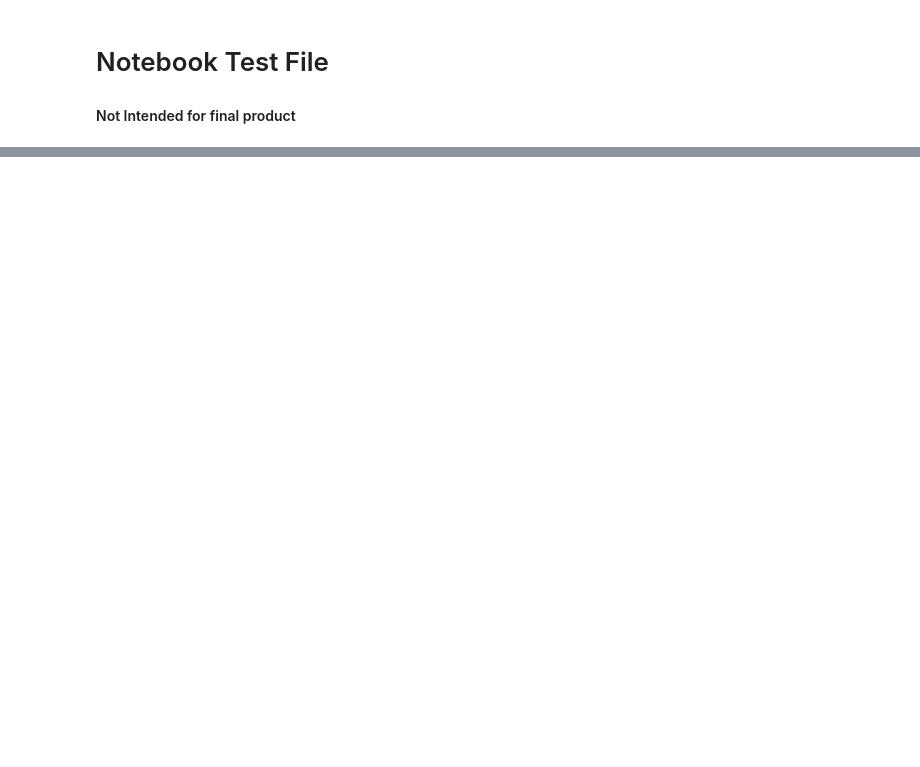
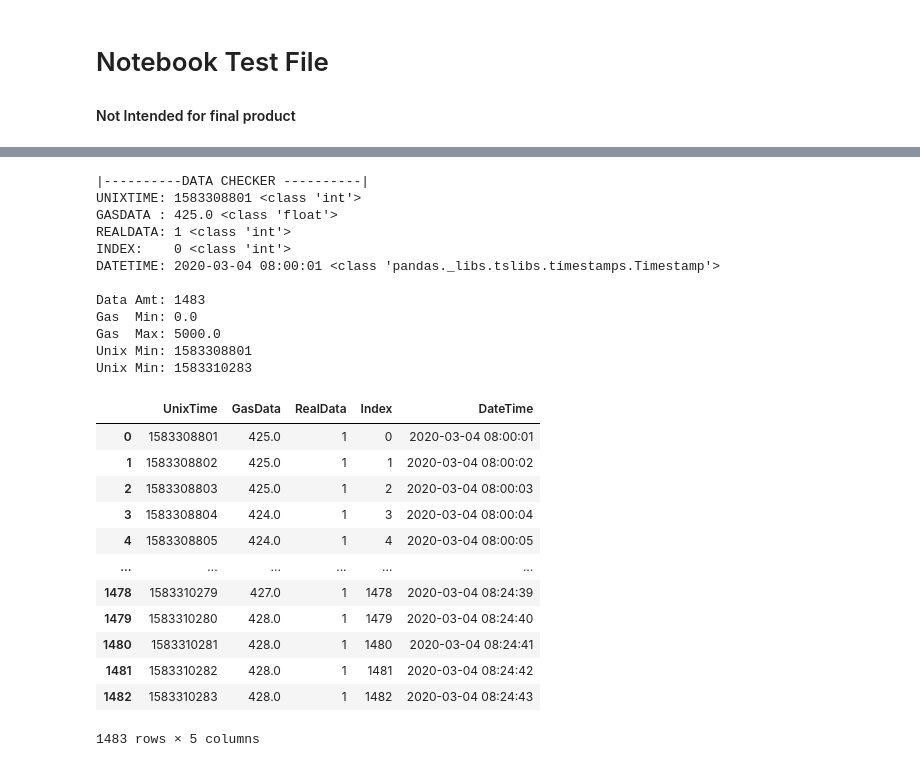
Before and after one commit to RiceAllDay22/WirelessSensorNetwork, a Jupyter notebook: Analysis/Analyzer V2.ipynb, the cells around one changed output, grey strips where cells are left out. Saved outputs shown, nothing was run; the diff lists cells and outputs as text; code cells hidden in the pictures; blank space fills up the shorter version.

```diff
--- a/Analysis/Analyzer V2.ipynb
+++ b/Analysis/Analyzer V2.ipynb
@@ -41,18 +47,21 @@ data
 # %%
 def importData(data):
-    UnixTime = np.array(data['UNIXTIME'],  dtype = float)
-    GasData  = np.array(data['CO2'],   dtype = float)
-    RealData = np.ones((len(UnixTime), 1), dtype = int)
+    #Create columns
+    UnixTime = np.array(data['UNIXTIME'])
+    GasData  = np.array(data['CO2'])
+    RealData = np.ones((len(UnixTime), 1))
     Index    = np.arange(0, len(UnixTime))
+    rawAllDataDF = pd.DataFrame(np.column_stack((UnixTime, GasData, RealData, Index)))
+    rawAllDataDF['DateTime'] = pd.to_datetime(rawAllDataDF.iloc[:,0], unit = 's')
+    rawAllDataDF.columns     = ['UnixTime', 'GasData', 'RealData', 'Index', 'DateTime']
 
-    rawAllDataDF = pd.DataFrame(np.column_stack((UnixTime, GasData, RealData, Index)))
-    rawAllDataDF['DateTime']    = pd.to_datetime(rawAllDataDF.iloc[:,0], unit = 's')
-    rawAllDataDF.columns = ['UnixTime', 'GasData', 'RealData', 'Index', 'DateTime']
+    #Drop duplicates and change datatypes
+    rawAllDataDF = rawAllDataDF.drop_duplicates(subset='UnixTime', keep='first')
+    rawAllDataDF.UnixTime = rawAllDataDF.UnixTime.astype(int)
+    rawAllDataDF.RealData = rawAllDataDF.RealData.astype(int)
+    rawAllDataDF.Index    = rawAllDataDF.Index.astype(int)
 
-    rawAllDataDF = rawAllDataDF.drop_duplicates(subset='UnixTime', keep='first')
-    rawAllDataDF.RealData = rawAllDataDF.RealData.astype(int)
-
+    #Create dataframe
     rawAllDataNP = rawAllDataDF.to_numpy()
-
     return rawAllDataDF, rawAllDataNP
 rawAllDataDF, rawAllDataNP = importData(data)
@@ -85,0 +78,44 @@ Prime the data for filtering by turning UNIXTIME and GASDATA columns to floats a
+# %%
+def importCheck(rawAllDataNP, rawAllDataDF):
+    #Print datatypes
+    print('|----------DATA CHECKER ----------|')
+    print('UNIXTIME:', rawAllDataNP[0][0], type(rawAllDataNP[0][0]))
+    print('GASDATA :', rawAllDataNP[0][1], type(rawAllDataNP[0][1]))
+    print('REALDATA:', rawAllDataNP[0][2], type(rawAllDataNP[0][2]))
+    print('INDEX:   ', rawAllDataNP[0][3], type(rawAllDataNP[0][3]))
+    print('DATETIME:', rawAllDataNP[0][4], type(rawAllDataNP[0][4]), "\n")
+    #Print extreme values
+    print('Data Amt:', len(rawAllDataNP[:]))
+    print('Gas  Min:', min(rawAllDataNP[:,1]))
+    print('Gas  Max:', max(rawAllDataNP[:,1]))
+    print('Unix Min:', min(rawAllDataNP[:,0]))
+    print('Unix Min:', max(rawAllDataNP[:,0]))
+
+importCheck(rawAllDataNP, rawAllDataDF)
+rawAllDataDF
+# %% [output]
+|----------DATA CHECKER ----------|
+UNIXTIME: 1583308801 <class 'int'>
+GASDATA : 425.0 <class 'float'>
+REALDATA: 1 <class 'int'>
+INDEX:    0 <class 'int'>
+DATETIME: 2020-03-04 08:00:01 <class 'pandas._libs.tslibs.timestamps.Timestamp'>
+
+Data Amt: 1483
+Gas  Min: 0.0
+Gas  Max: 5000.0
+Unix Min: 1583308801
+Unix Min: 1583310283
+|  | UnixTime | GasData | RealData | Index | DateTime |
+| 0 | 1583308801 | 425.0 | 1 | 0 | 2020-03-04 08:00:01 |
+| 1 | 1583308802 | 425.0 | 1 | 1 | 2020-03-04 08:00:02 |
+| 2 | 1583308803 | 425.0 | 1 | 2 | 2020-03-04 08:00:03 |
+| 3 | 1583308804 | 424.0 | 1 | 3 | 2020-03-04 08:00:04 |
+| 4 | 1583308805 | 424.0 | 1 | 4 | 2020-03-04 08:00:05 |
+| ... | ... | ... | ... | ... | ... |
+| 1478 | 1583310279 | 427.0 | 1 | 1478 | 2020-03-04 08:24:39 |
+| 1479 | 1583310280 | 428.0 | 1 | 1479 | 2020-03-04 08:24:40 |
+| 1480 | 1583310281 | 428.0 | 1 | 1480 | 2020-03-04 08:24:41 |
+| 1481 | 1583310282 | 428.0 | 1 | 1481 | 2020-03-04 08:24:42 |
+| 1482 | 1583310283 | 428.0 | 1 | 1482 | 2020-03-04 08:24:43 |
+1483 rows × 5 columns
```
Also changed, not shown: parts of 20 cells of this notebook, 24 other files.
